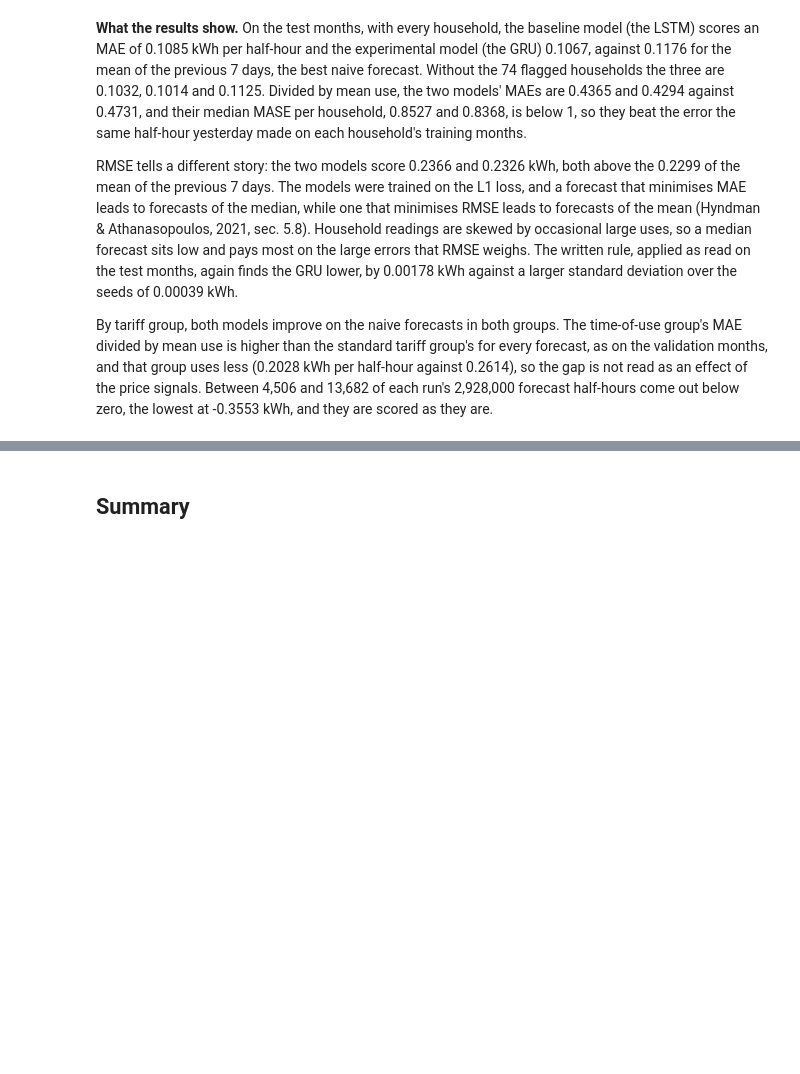
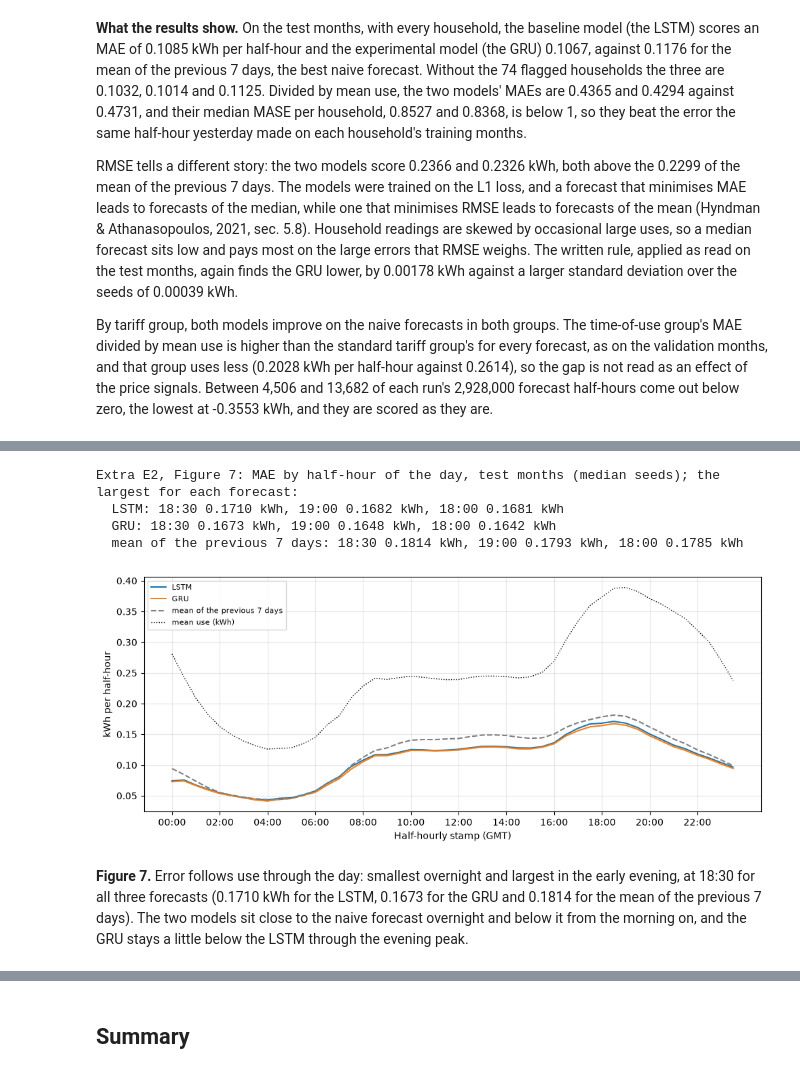
Before and after one commit to PaddyGilliland1/deep-learning-systems-project, a Jupyter notebook: deep_learning.ipynb, the cells around one changed output, grey strips where cells are left out. Saved outputs shown, nothing was run; the diff lists cells and outputs as text; code cells hidden in the pictures; blank space fills up the shorter version.

```diff
--- a/deep_learning.ipynb
+++ b/deep_learning.ipynb
@@ -2025,0 +2354,52 @@ By tariff group, both models improve on the naive forecasts in both groups. The
+# %%
+by_half_hour = {
+    name: np.abs(f - actual_test).mean(axis=(0, 1))
+    for name, f in one_set.items()
+}
+use_by_half_hour = actual_test.mean(axis=(0, 1))
+print(
+    "Extra E2, Figure 7: MAE by half-hour of the day, test months (median "
+    "seeds); the largest for each forecast:"
+)
+for name, values in by_half_hour.items():
+    top = np.argsort(values)[::-1][:3]
+    print(
+        f"  {name}: "
+        + ", ".join(f"{stamps[i]} {values[i]:.4f} kWh" for i in top)
+    )
+fig, ax = plt.subplots(figsize=(10, 4.2))
+for name, values in by_half_hour.items():
+    ax.plot(
+        stamps,
+        values,
+        color=colours[name],
+        linewidth=1.5,
+        linestyle="--" if name.startswith("mean") else "-",
+        label=name,
+    )
+ax.plot(
+    stamps,
+    use_by_half_hour,
+    color="black",
+    linewidth=1,
+    linestyle=":",
+    label="mean use (kWh)",
+)
+ax.set_xticks(range(0, 48, 4), stamps[::4])
+ax.set_xlabel("Half-hourly stamp (GMT)")
+ax.set_ylabel("kWh per half-hour")
+ax.legend(fontsize=8)
+ax.grid(True, alpha=0.3)
+fig.tight_layout()
+fig.savefig(
+    "outputs/figure_7_mae_by_half_hour.png", dpi=150, bbox_inches="tight"
+)
+plt.show()
+# %% [output]
+Extra E2, Figure 7: MAE by half-hour of the day, test months (median seeds); the largest for each forecast:
+  LSTM: 18:30 0.1710 kWh, 19:00 0.1682 kWh, 18:00 0.1681 kWh
+  GRU: 18:30 0.1673 kWh, 19:00 0.1648 kWh, 18:00 0.1642 kWh
+  mean of the previous 7 days: 18:30 0.1814 kWh, 19:00 0.1793 kWh, 18:00 0.1785 kWh
+[figure, added]
+# %% [markdown]
+**Figure 7.** Error follows use through the day: smallest overnight and largest in the early evening, at 18:30 for all three forecasts (0.1710 kWh for the LSTM, 0.1673 for the GRU and 0.1814 for the mean of the previous 7 days). The two models sit close to the naive forecast overnight and below it from the morning on, and the GRU stays a little below the LSTM through the evening peak.
```
Also changed, not shown: parts of 31 cells of this notebook.
